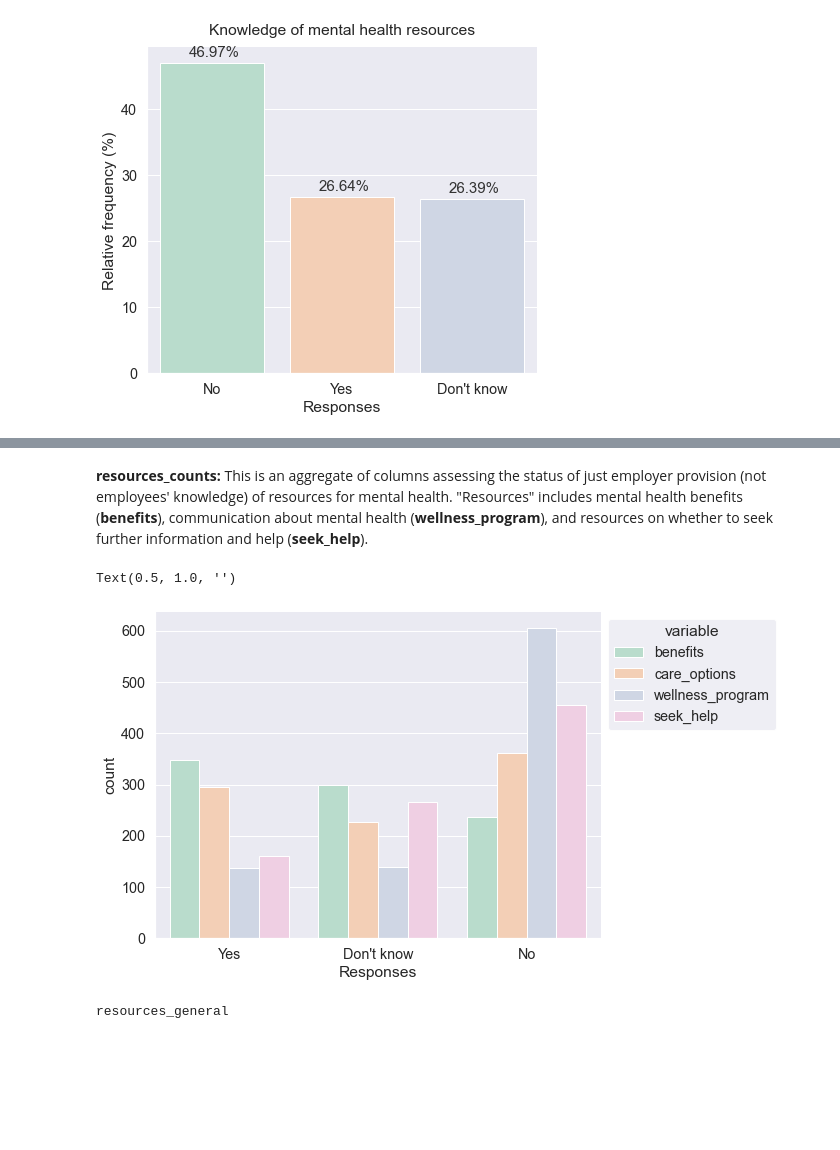
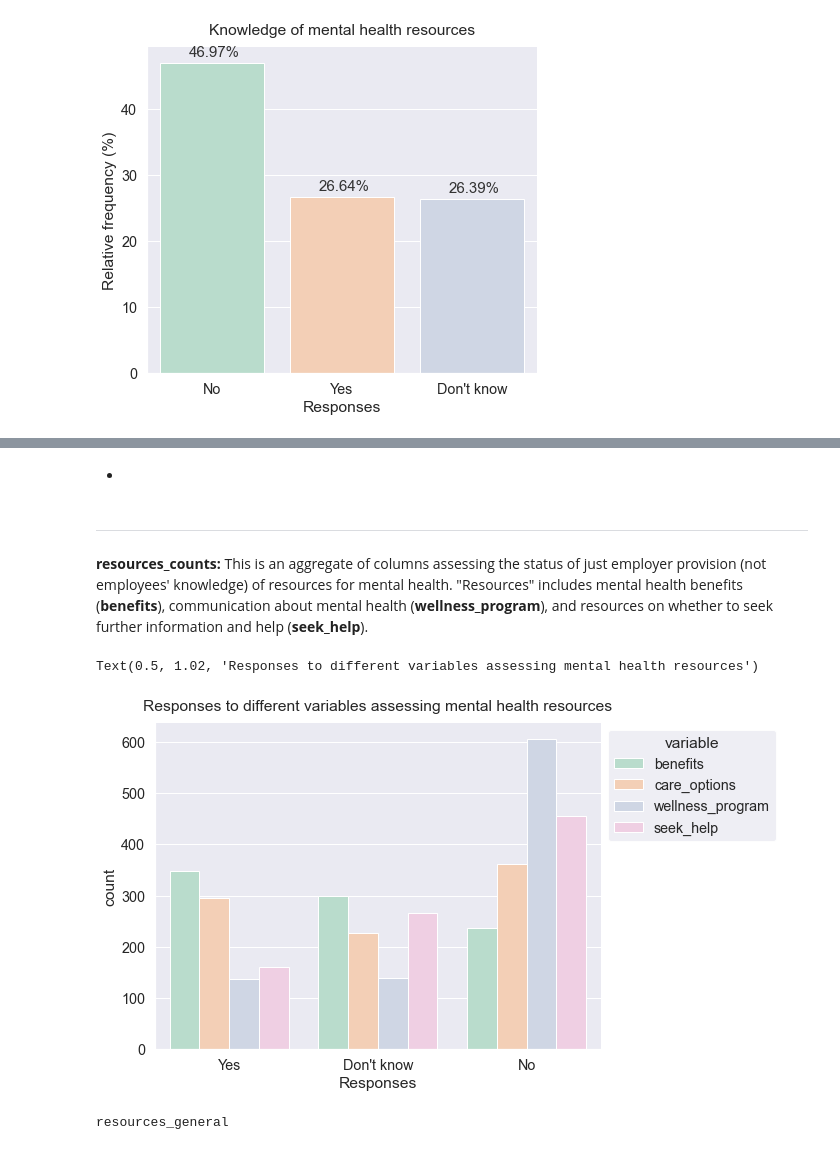
Before and after one commit to cltomiyama/MentalHealthSurvey_analysis, a Jupyter notebook: analysis/gale/analysis_notebook_gc.ipynb, the cells around one changed output, grey strips where cells are left out. Drawn from its saved outputs; the diff is of its cells as text; code cells hidden in the pictures; blank space fills up the shorter version.

```diff
--- a/analysis/gale/analysis_notebook_gc.ipynb
+++ b/analysis/gale/analysis_notebook_gc.ipynb
@@ -439,14 +491,18 @@ Text(0.5, 1.02, 'Knowledge of mental health resources')
+# %% [markdown]
+-
 # %% [markdown]
+---
+
 **resources_counts:**
 This is an aggregate of columns assessing the status of just employer provision (not employees' knowledge) of resources for mental health. "Resources" includes mental health benefits (**benefits**), communication about mental health (**wellness_program**), and resources on whether to seek further information and help (**seek_help**).
 # %%
 fig, ax = plt.subplots(figsize=(8,6))
 
 g = sns.countplot(data=knowledge, x='value', hue='variable')
 g.legend(title='variable', bbox_to_anchor=(1,1), edgecolor='1')
 g.set_xlabel('Responses')
-g.set_title('')
+g.set_title('Responses to different variables assessing mental health resources', y=1.02)
 # %% [output]
-Text(0.5, 1.0, '')
+Text(0.5, 1.02, 'Responses to different variables assessing mental health resources')
-[figure, old version]
+[figure, new version]
 # %%
```
Also changed, not shown: parts of 6 cells of this notebook.
